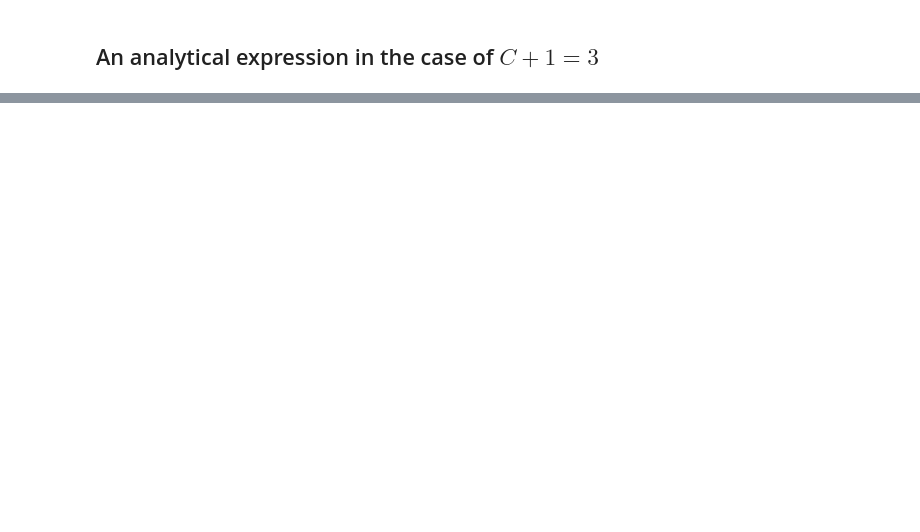
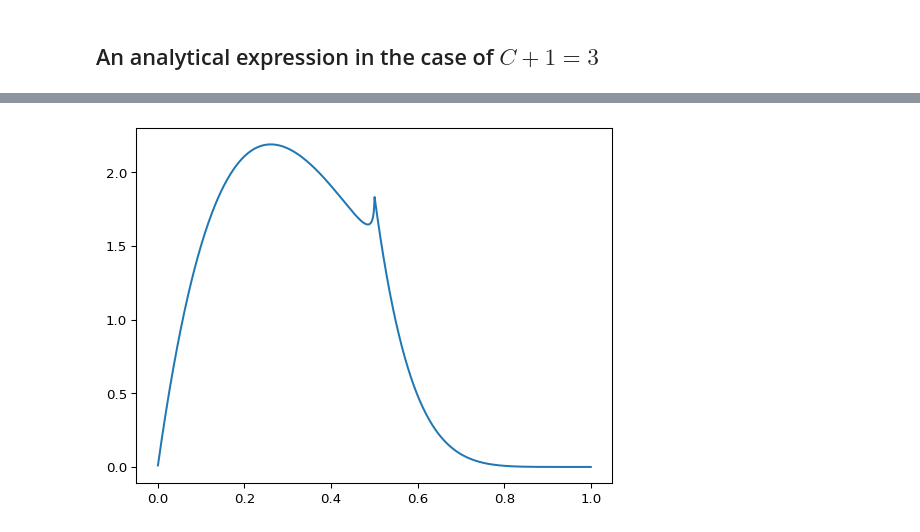
Before and after one commit to cklugmann/ambiguity_paper, a Jupyter notebook: notebooks/inference-analytical.ipynb, the cells around one changed output, grey strips where cells are left out. Cells and saved outputs as stored; diff of their text form; code cells hidden in the pictures; blank space fills up the shorter version.

```diff
--- a/notebooks/inference-analytical.ipynb
+++ b/notebooks/inference-analytical.ipynb
@@ -259,0 +266,6 @@ plt.show()
+# %%
+cpp_density = amb_pdf.pdf_batch(
+    ambs,
+    *alphas,
+    type=amb_pdf.AmbiguityType.Modified if modified else amb_pdf.AmbiguityType.Standard
+)
@@ -259,0 +278,4 @@ plt.show()
+# %%
+plt.plot(ambs, cpp_density); plt.show()
+# %% [output]
+[figure, added]
```
Also changed, not shown: parts of 6 cells of this notebook, 3 other files.
